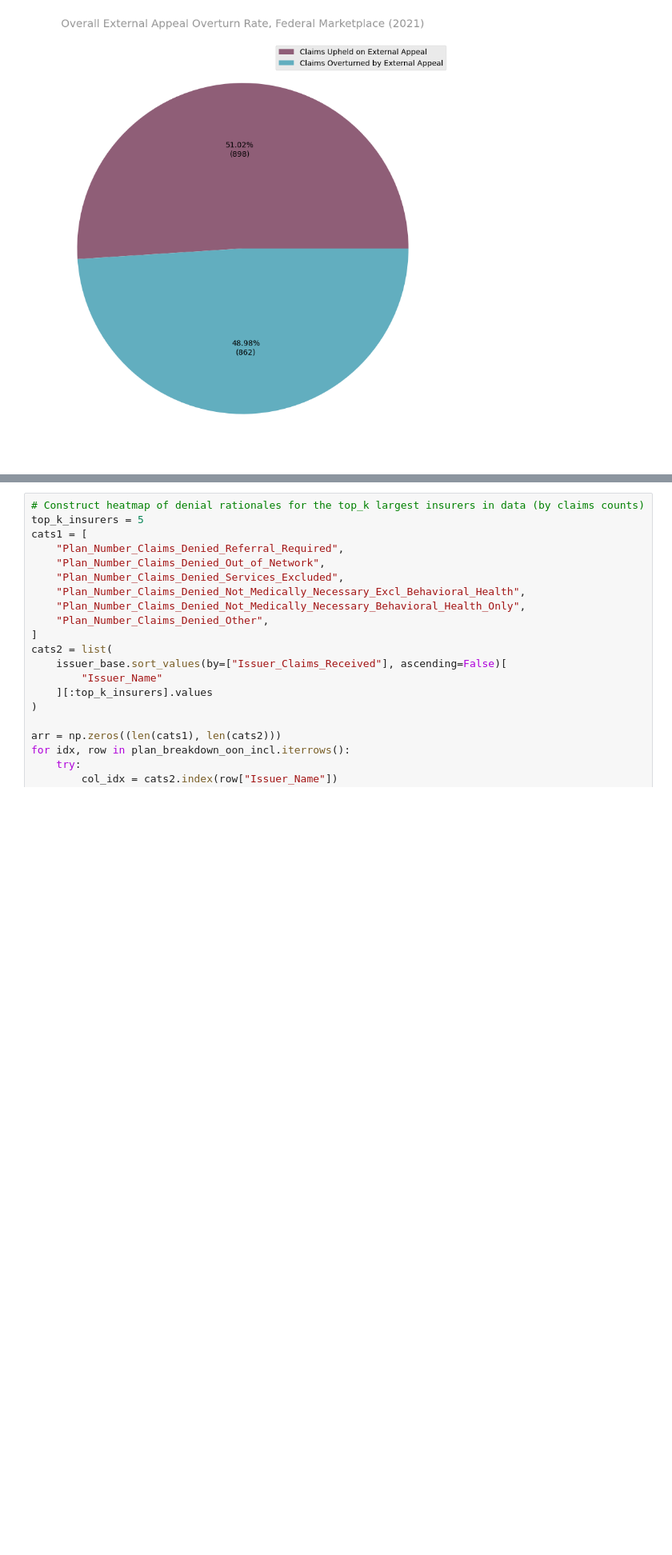
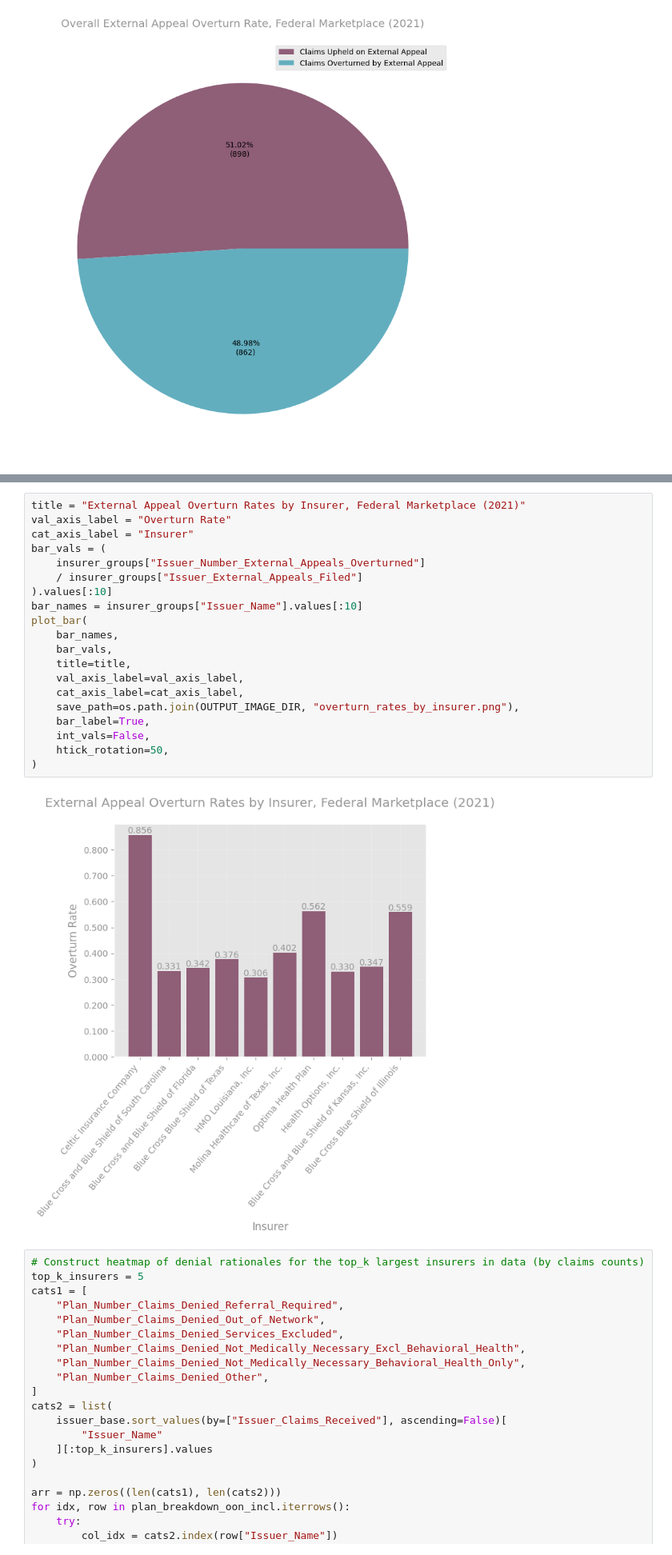
Before and after one commit to TPAFS/investigations, a Jupyter notebook: investigations/claims_denials/cms_puf.ipynb, the cells around one changed output, grey strips where cells are left out. Shown at 80% size. Cells and saved outputs as stored; diff of their text form; blank space fills up the shorter version.

```diff
--- a/investigations/claims_denials/cms_puf.ipynb
+++ b/investigations/claims_denials/cms_puf.ipynb
@@ -1038,3 +1091,25 @@ plot_pie(
+# %%
+title = "External Appeal Overturn Rates by Insurer, Federal Marketplace (2021)"
+val_axis_label = "Overturn Rate"
+cat_axis_label = "Insurer"
+bar_vals = (
+    insurer_groups["Issuer_Number_External_Appeals_Overturned"]
+    / insurer_groups["Issuer_External_Appeals_Filed"]
+).values[:10]
+bar_names = insurer_groups["Issuer_Name"].values[:10]
+plot_bar(
+    bar_names,
+    bar_vals,
+    title=title,
+    val_axis_label=val_axis_label,
+    cat_axis_label=cat_axis_label,
+    save_path=os.path.join(OUTPUT_IMAGE_DIR, "overturn_rates_by_insurer.png"),
+    bar_label=True,
+    int_vals=False,
+    htick_rotation=50,
+)
+# %% [output]
+[figure, added]
 # %%
 # Construct heatmap of denial rationales for the top_k largest insurers in data (by claims counts)
 top_k_insurers = 5
```
Also changed, not shown: parts of 4 cells of this notebook.
